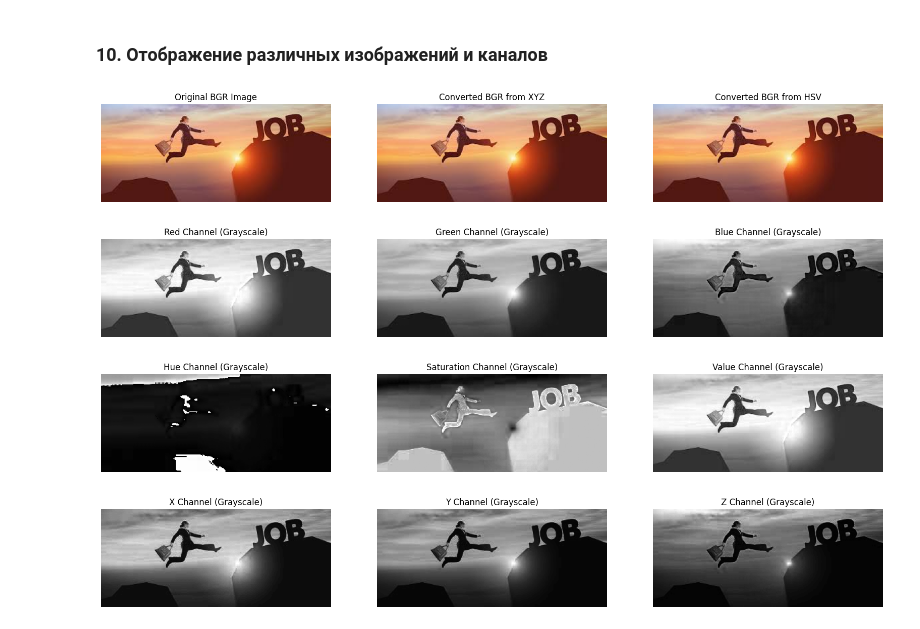
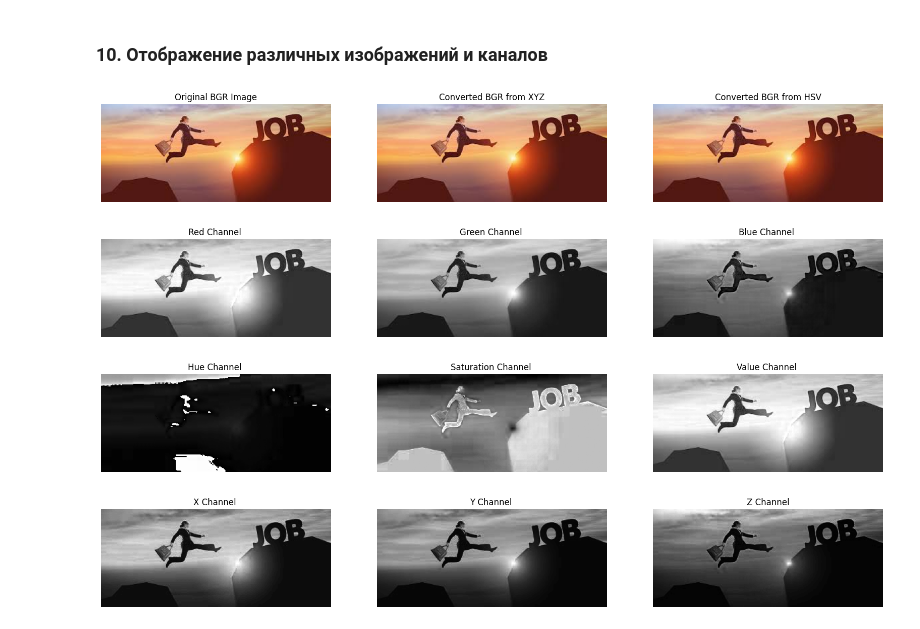
Before and after one commit to xiangxiang3451/CV_labs, a Jupyter notebook: lab1.ipynb, the cells around one changed output. Cells and saved outputs as stored; diff of their text form; code cells hidden in the pictures.

```diff
--- a/lab1.ipynb
+++ b/lab1.ipynb
@@ -88,18 +88,18 @@ def show_images(titles, images, is_gray=False):
 # %%
 # Отображение всех изображений и компонент
 show_images(['Original BGR Image', 'Converted BGR from XYZ', 'Converted BGR from HSV', 'Converted BGR from Lab'],
             [image, rgb_converted_image, bgr_from_hsv])
 
-# Отображение компонент RGB в виде отдельных каналов (серый)
-show_images(['Red Channel (Grayscale)', 'Green Channel (Grayscale)', 'Blue Channel (Grayscale)'], [R, G, B], is_gray=True)
+# Отображение компонент RGB в виде отдельных каналов
+show_images(['Red Channel ', 'Green Channel ', 'Blue Channel '], [R, G, B], is_gray=True)
 
-# Отображение компонент HSV в виде отдельных каналов (серый)
-show_images(['Hue Channel (Grayscale)', 'Saturation Channel (Grayscale)', 'Value Channel (Grayscale)'], [H, S, V], is_gray=True)
+# Отображение компонент HSV в виде отдельных каналов
+show_images(['Hue Channel ', 'Saturation Channel ', 'Value Channel '], [H, S, V], is_gray=True)
 
-# Отображение компонент XYZ в виде отдельных каналов (серый)
-show_images(['X Channel (Grayscale)', 'Y Channel (Grayscale)', 'Z Channel (Grayscale)'], [X, Y, Z], is_gray=True)
+# Отображение компонент XYZ в виде отдельных каналов
+show_images(['X Channel ', 'Y Channel ', 'Z Channel'], [X, Y, Z], is_gray=True)
 # %% [output]
 [figure]
-[figure, old version]
+[figure, new version]
-[figure, old version]
+[figure, new version]
-[figure, old version]
+[figure, new version]
```
Also changed, not shown: parts of 1 cell of this notebook.
